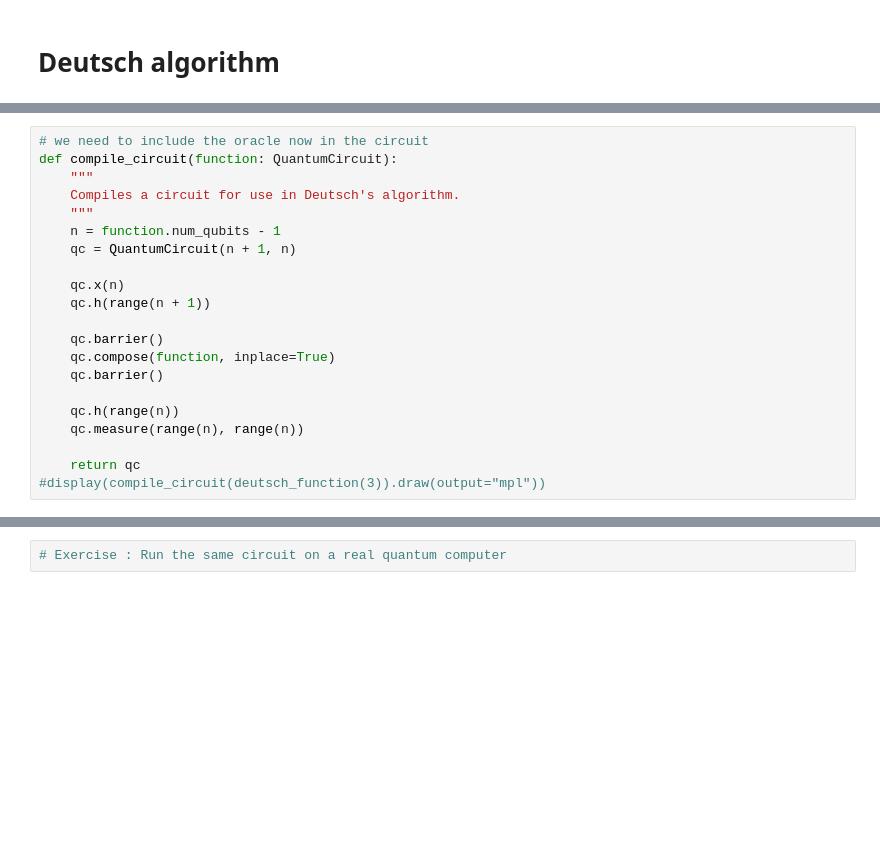
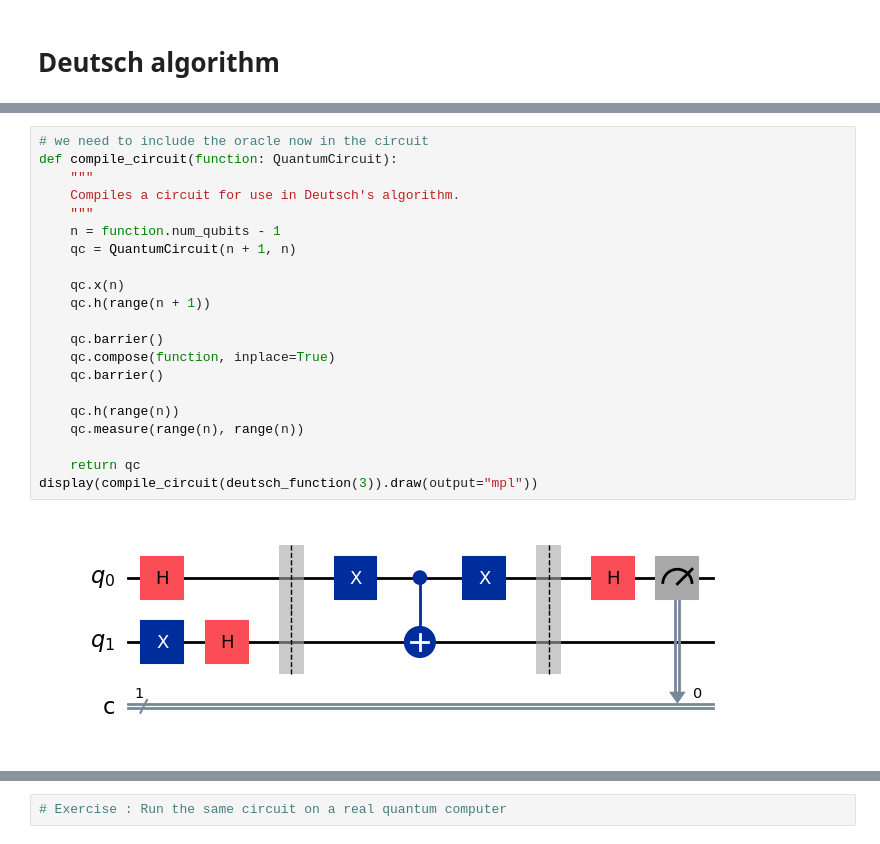
Before and after one commit to valdo92/QC_PSL_week, a Jupyter notebook: Lecture 3/03_3_Deutsch_algorithm&Circuit_Ids.ipynb, the cells around one changed output, grey strips where cells are left out. Drawn from its saved outputs; the diff is of its cells as text; blank space fills up the shorter version.

```diff
--- a/Lecture 3/03_3_Deutsch_algorithm&Circuit_Ids.ipynb
+++ b/Lecture 3/03_3_Deutsch_algorithm&Circuit_Ids.ipynb
@@ -62,24 +82,26 @@ def deutsch_function(case: int):
 # %%
 # we need to include the oracle now in the circuit
 def compile_circuit(function: QuantumCircuit):
     """
     Compiles a circuit for use in Deutsch's algorithm.
     """
     n = function.num_qubits - 1
     qc = QuantumCircuit(n + 1, n)
 
     qc.x(n)
     qc.h(range(n + 1))
 
     qc.barrier()
     qc.compose(function, inplace=True)
     qc.barrier()
 
     qc.h(range(n))
     qc.measure(range(n), range(n))
 
     return qc
-#display(compile_circuit(deutsch_function(3)).draw(output="mpl"))
+display(compile_circuit(deutsch_function(3)).draw(output="mpl"))
+# %% [output]
+[figure, added]
 # %%
 function = deutsch_function(3)
 """
```
Also changed, not shown: parts of 2 cells of this notebook.
